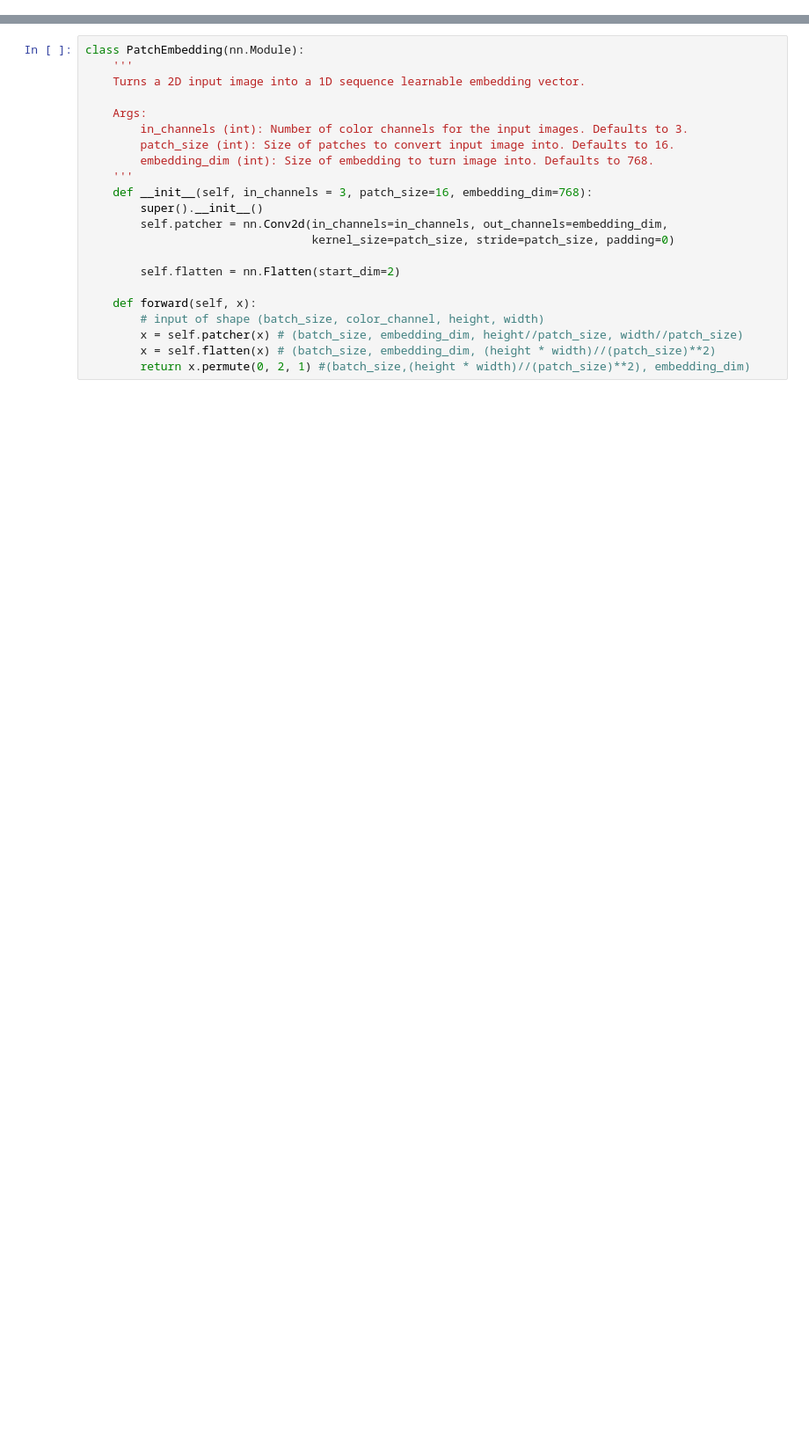
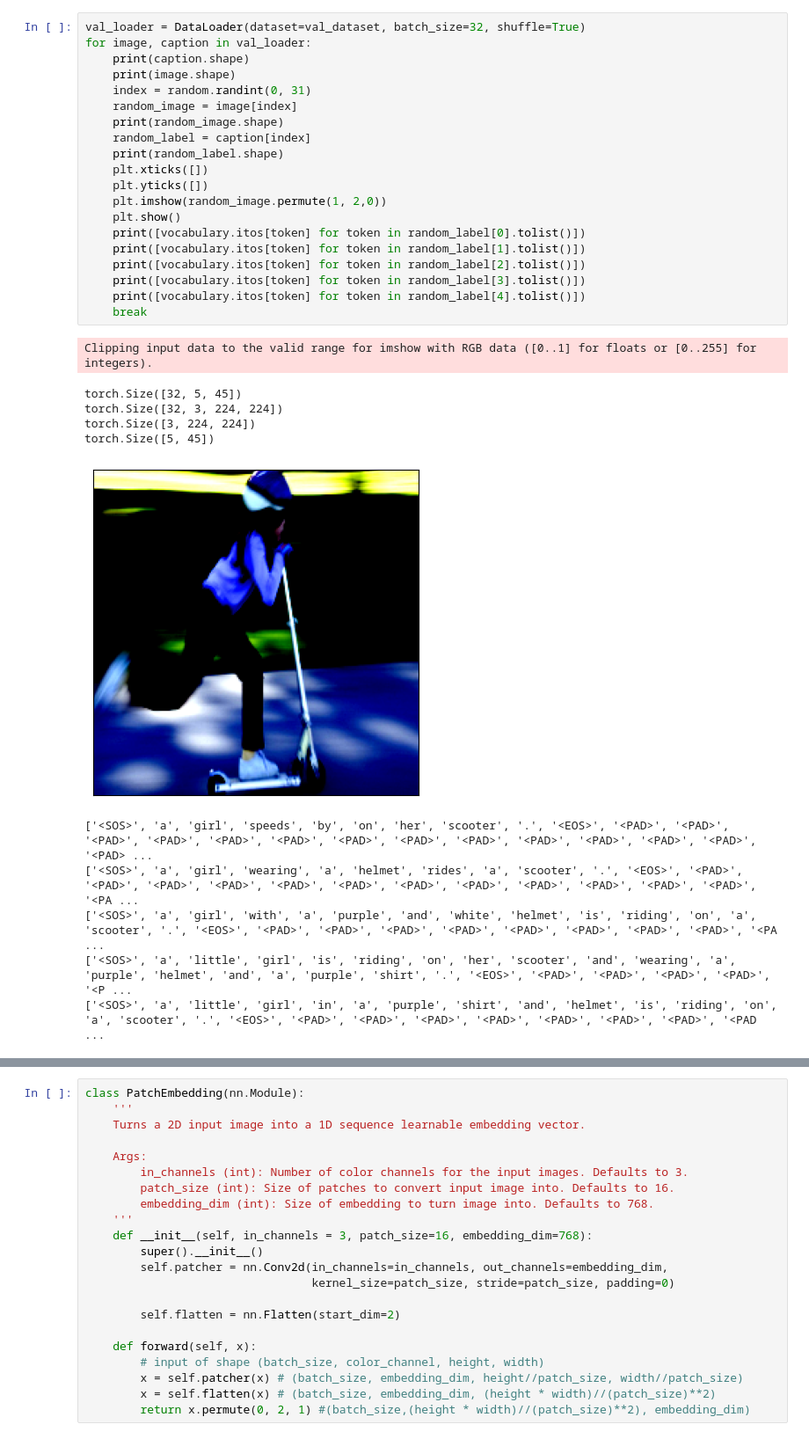
Before and after one commit to natek-1/Vision-Transformer-for-image-captioning, a Jupyter notebook: research/vit_for_caption.ipynb, the cells around one changed output, grey strips where cells are left out. Shown: that part at 88% size. Drawn from its saved outputs; the diff is of its cells as text; blank space fills up the shorter version.

```diff
--- a/research/vit_for_caption.ipynb
+++ b/research/vit_for_caption.ipynb
@@ -20 +296,33 @@ from tqdm  import tqdm, trange
+# %%
+val_loader = DataLoader(dataset=val_dataset, batch_size=32, shuffle=True)
+for image, caption in val_loader:
+    print(caption.shape)
+    print(image.shape)
+    index = random.randint(0, 31)
+    random_image = image[index]
+    print(random_image.shape)
+    random_label = caption[index]
+    print(random_label.shape)
+    plt.xticks([])
+    plt.yticks([])
+    plt.imshow(random_image.permute(1, 2,0))
+    plt.show()
+    print([vocabulary.itos[token] for token in random_label[0].tolist()])
+    print([vocabulary.itos[token] for token in random_label[1].tolist()])
+    print([vocabulary.itos[token] for token in random_label[2].tolist()])
+    print([vocabulary.itos[token] for token in random_label[3].tolist()])
+    print([vocabulary.itos[token] for token in random_label[4].tolist()])
+    break
+# %% [output]
+Clipping input data to the valid range for imshow with RGB data ([0..1] for floats or [0..255] for integers).
+torch.Size([32, 5, 45])
+torch.Size([32, 3, 224, 224])
+torch.Size([3, 224, 224])
+torch.Size([5, 45])
+[figure, added]
+['<SOS>', 'a', 'girl', 'speeds', 'by', 'on', 'her', 'scooter', '.', '<EOS>', '<PAD>', '<PAD>', '<PAD>', '<PAD>', '<PAD>', '<PAD>', '<PAD>', '<PAD>', '<PAD>', '<PAD>', '<PAD>', '<PAD>', '<PAD>', '<PAD> ...
+['<SOS>', 'a', 'girl', 'wearing', 'a', 'helmet', 'rides', 'a', 'scooter', '.', '<EOS>', '<PAD>', '<PAD>', '<PAD>', '<PAD>', '<PAD>', '<PAD>', '<PAD>', '<PAD>', '<PAD>', '<PAD>', '<PAD>', '<PAD>', '<PA ...
+['<SOS>', 'a', 'girl', 'with', 'a', 'purple', 'and', 'white', 'helmet', 'is', 'riding', 'on', 'a', 'scooter', '.', '<EOS>', '<PAD>', '<PAD>', '<PAD>', '<PAD>', '<PAD>', '<PAD>', '<PAD>', '<PAD>', '<PA ...
+['<SOS>', 'a', 'little', 'girl', 'is', 'riding', 'on', 'her', 'scooter', 'and', 'wearing', 'a', 'purple', 'helmet', 'and', 'a', 'purple', 'shirt', '.', '<EOS>', '<PAD>', '<PAD>', '<PAD>', '<PAD>', '<P ...
+['<SOS>', 'a', 'little', 'girl', 'in', 'a', 'purple', 'shirt', 'and', 'helmet', 'is', 'riding', 'on', 'a', 'scooter', '.', '<EOS>', '<PAD>', '<PAD>', '<PAD>', '<PAD>', '<PAD>', '<PAD>', '<PAD>', '<PAD ...
 # %% [markdown]
```
Also changed, not shown: parts of 17 cells of this notebook, 1 other file.
